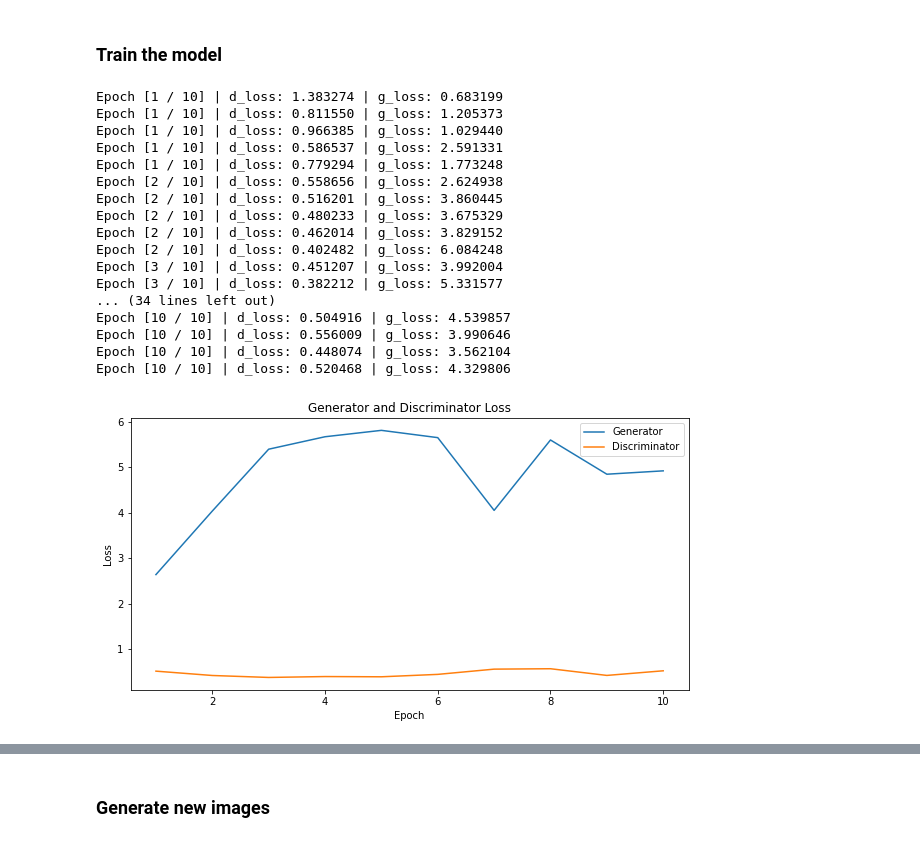
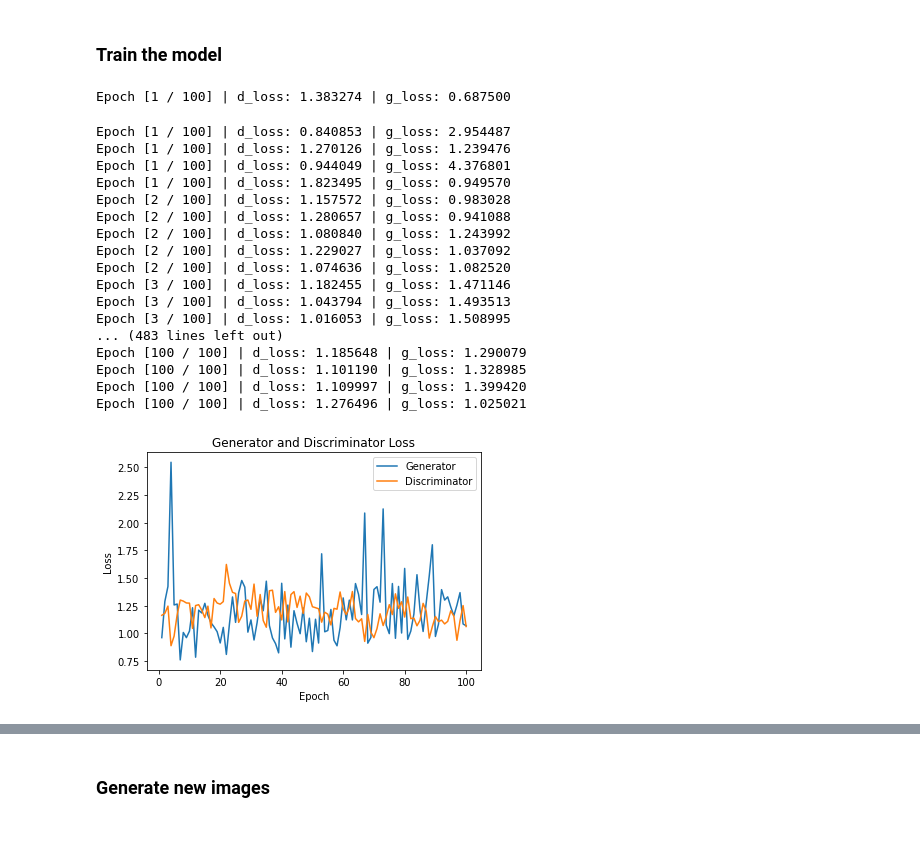
Before and after one commit to shazzad-hasan/deep-learning-projects, a Jupyter notebook: gan/gan_mnist.ipynb, the cells around one changed output, grey strips where cells are left out. Cells and saved outputs as stored; diff of their text form; code cells hidden in the pictures.

```diff
--- a/gan/gan_mnist.ipynb
+++ b/gan/gan_mnist.ipynb
@@ -251,7 +235,7 @@ def fake_loss(D_out):
 import torch.optim as optim
 
 # specify optimizer
-lr = 0.0001
+lr = 0.002
 
 # optimizer for discriminator
 d_optimizer = optim.Adam(D.parameters(), lr)
@@ -263,7 +247,7 @@ g_optimizer = optim.Adam(G.parameters(), lr)
 import pickle as pkl
 
 # number of epochs to train the model
-num_epochs = 10
+num_epochs = 100
 
 print_every = 400
 
@@ -366,37 +350,36 @@ for epoch in range(num_epochs):
 with open("samples.pkl", "wb") as f:
   pkl.dump(samples, f)
 # %% [output]
-Epoch [1 / 10] | d_loss: 1.383274 | g_loss: 0.683199
-Epoch [1 / 10] | d_loss: 0.811550 | g_loss: 1.205373
-Epoch [1 / 10] | d_loss: 0.966385 | g_loss: 1.029440
-Epoch [1 / 10] | d_loss: 0.586537 | g_loss: 2.591331
-Epoch [1 / 10] | d_loss: 0.779294 | g_loss: 1.773248
-Epoch [2 / 10] | d_loss: 0.558656 | g_loss: 2.624938
-Epoch [2 / 10] | d_loss: 0.516201 | g_loss: 3.860445
-Epoch [2 / 10] | d_loss: 0.480233 | g_loss: 3.675329
-Epoch [2 / 10] | d_loss: 0.462014 | g_loss: 3.829152
-Epoch [2 / 10] | d_loss: 0.402482 | g_loss: 6.084248
-Epoch [3 / 10] | d_loss: 0.451207 | g_loss: 3.992004
-Epoch [3 / 10] | d_loss: 0.382212 | g_loss: 5.331577
-... (34 lines left out)
-Epoch [10 / 10] | d_loss: 0.504916 | g_loss: 4.539857
-Epoch [10 / 10] | d_loss: 0.556009 | g_loss: 3.990646
-Epoch [10 / 10] | d_loss: 0.448074 | g_loss: 3.562104
-Epoch [10 / 10] | d_loss: 0.520468 | g_loss: 4.329806
+Epoch [1 / 100] | d_loss: 1.383274 | g_loss: 0.687500
+Epoch [1 / 100] | d_loss: 0.840853 | g_loss: 2.954487
+Epoch [1 / 100] | d_loss: 1.270126 | g_loss: 1.239476
+Epoch [1 / 100] | d_loss: 0.944049 | g_loss: 4.376801
+Epoch [1 / 100] | d_loss: 1.823495 | g_loss: 0.949570
+Epoch [2 / 100] | d_loss: 1.157572 | g_loss: 0.983028
+Epoch [2 / 100] | d_loss: 1.280657 | g_loss: 0.941088
+Epoch [2 / 100] | d_loss: 1.080840 | g_loss: 1.243992
+Epoch [2 / 100] | d_loss: 1.229027 | g_loss: 1.037092
+Epoch [2 / 100] | d_loss: 1.074636 | g_loss: 1.082520
+Epoch [3 / 100] | d_loss: 1.182455 | g_loss: 1.471146
+Epoch [3 / 100] | d_loss: 1.043794 | g_loss: 1.493513
+Epoch [3 / 100] | d_loss: 1.016053 | g_loss: 1.508995
+... (483 lines left out)
+Epoch [100 / 100] | d_loss: 1.185648 | g_loss: 1.290079
+Epoch [100 / 100] | d_loss: 1.101190 | g_loss: 1.328985
+Epoch [100 / 100] | d_loss: 1.109997 | g_loss: 1.399420
+Epoch [100 / 100] | d_loss: 1.276496 | g_loss: 1.025021
 # %%
 # plot discriminator and generator loss for each epoch
 epochs = range(1, num_epochs+1)
-
-plt.figure(figsize=(10,5))
 plt.plot(epochs, G_losses, label="Generator")
-plt.plot(epochs, D_losses,label="Discriminator")
+plt.plot(epochs, D_losses, label="Discriminator")
 plt.xlabel("Epoch")
 plt.ylabel("Loss")
 plt.title("Generator and Discriminator Loss")
 plt.legend()
 plt.show()
 # %% [output]
-[figure, old version]
+[figure, new version]
 # %%
 # load saved samples from generator taken while training
 with open("samples.pkl", "rb") as f:
```
Also changed, not shown: parts of 5 cells of this notebook.
